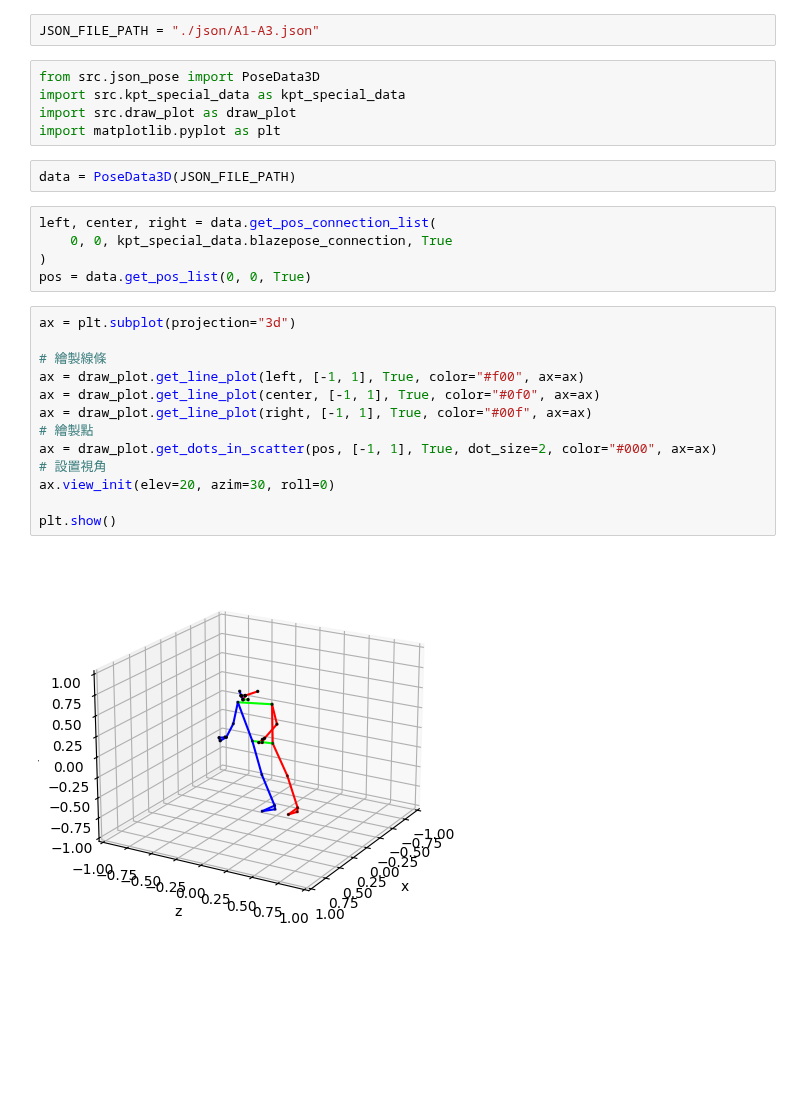
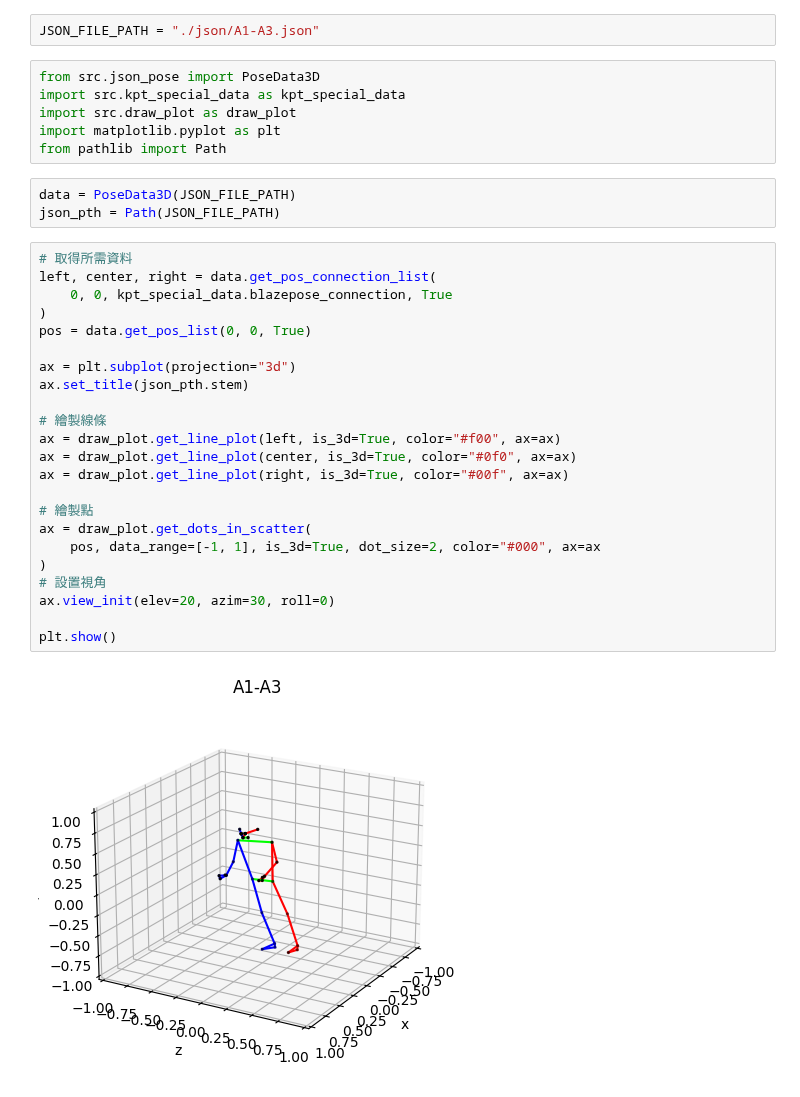
Before and after one commit to trinagle1289/kim-flutter-nodejs, a Jupyter notebook: python/json-to-3d-pose/plot_a_data.ipynb, the cells around one changed output. Cells and saved outputs as stored; diff of their text form; blank space fills up the shorter version.

```diff
--- a/python/json-to-3d-pose/plot_a_data.ipynb
+++ b/python/json-to-3d-pose/plot_a_data.ipynb
@@ -5,25 +5,32 @@ from src.json_pose import PoseData3D
 import src.kpt_special_data as kpt_special_data
 import src.draw_plot as draw_plot
 import matplotlib.pyplot as plt
+from pathlib import Path
 # %%
 data = PoseData3D(JSON_FILE_PATH)
+json_pth = Path(JSON_FILE_PATH)
-# %%
-left, center, right = data.get_pos_connection_list(
-    0, 0, kpt_special_data.blazepose_connection, True
-)
-pos = data.get_pos_list(0, 0, True)
 # %%
+# 取得所需資料
+left, center, right = data.get_pos_connection_list(
+    0, 0, kpt_special_data.blazepose_connection, True
+)
+pos = data.get_pos_list(0, 0, True)
+
 ax = plt.subplot(projection="3d")
+ax.set_title(json_pth.stem)
 
 # 繪製線條
-ax = draw_plot.get_line_plot(left, [-1, 1], True, color="#f00", ax=ax)
-ax = draw_plot.get_line_plot(center, [-1, 1], True, color="#0f0", ax=ax)
-ax = draw_plot.get_line_plot(right, [-1, 1], True, color="#00f", ax=ax)
+ax = draw_plot.get_line_plot(left, is_3d=True, color="#f00", ax=ax)
+ax = draw_plot.get_line_plot(center, is_3d=True, color="#0f0", ax=ax)
+ax = draw_plot.get_line_plot(right, is_3d=True, color="#00f", ax=ax)
+
 # 繪製點
-ax = draw_plot.get_dots_in_scatter(pos, [-1, 1], True, dot_size=2, color="#000", ax=ax)
+ax = draw_plot.get_dots_in_scatter(
+    pos, data_range=[-1, 1], is_3d=True, dot_size=2, color="#000", ax=ax
+)
 # 設置視角
 ax.view_init(elev=20, azim=30, roll=0)
 
 plt.show()
 # %% [output]
-[figure, old version]
+[figure, new version]
```
